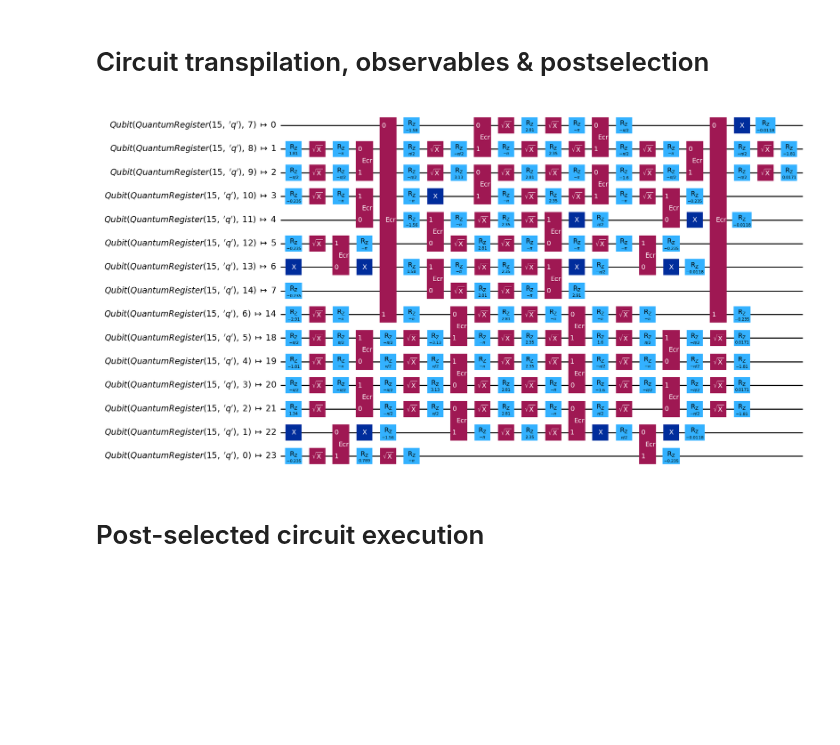
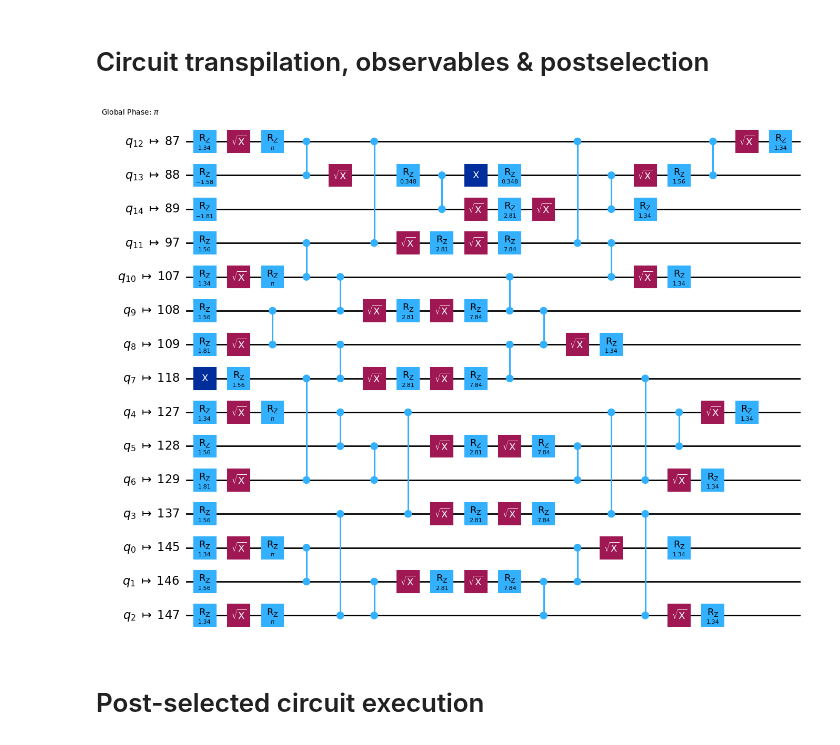
Before and after one commit to Fradm98/qs-qh, a Jupyter notebook: src/notebooks/Z2/z2_chain_hardware_postselection.ipynb, the cells around one changed output. Saved outputs shown, nothing was run; the diff lists cells and outputs as text; code cells hidden in the pictures; blank space fills up the shorter version.

Commit message:
New postselected results

```diff
--- a/src/notebooks/Z2/z2_chain_hardware_postselection.ipynb
+++ b/src/notebooks/Z2/z2_chain_hardware_postselection.ipynb
@@ -10,12 +7,12 @@ The autoreload extension is already loaded. To reload it, use:
 from utils.hexec import create_estimator_options
 from utils.hexec import ExecDB
 
-L_arr = [8]
-# L_arr = [8]
+L_arr = [8, 16, 24, 32, 40, 48, 50, 52]
+# L_arr = [16]
 J = 1
 h = 0.05
 lamb = 0.7
-g = 5
+g = None
 
 x_basis = False
 
@@ -28,6 +25,7 @@ steps = 35
 shots = [50000]
 
 execution_database = "z2_chain_jobs_postselection.json"
+jobs_result_folder = execution_database.split(".")[0] + "/"
 job_db = ExecDB(execution_database)
 
 circ_folder_path = "Circuits/"
@@ -39,13 +37,13 @@ from cobos.tokens import ibm_token, group_instance, group_instance2
 # from fradm.tokens import ibm_token, group_instance
 
 channel = "ibm_quantum"
-device = "ibm_kyiv"
+# device = "ibm_kyiv"
 # device = "ibm_brisbane"
-# device = "ibm_fez"
+device = "ibm_fez"
 # device = "ibm_sherbrooke"
 # device = "ibm_torino"
 
-eplg_absolute =  3.93e-3
+eplg_absolute = 4.80e-3
 
 service = QiskitRuntimeService(channel=channel, token=ibm_token, instance=group_instance2)
 backend = service.backend(device)
@@ -67,36 +65,37 @@ postselection_operators_funcs = []
 
 sampler_options = [{
     "default_shots": nshots,
     "execution": {
         "init_qubits": True,
         "meas_type": "classified"
     },
     "dynamical_decoupling": {
         "enable": True,
         "sequence_type": "XY4"
     },
     "twirling": {
         "enable_gates": True,
         "enable_measure": True,
         "num_randomizations": "auto",
         "shots_per_randomization": "auto"
     }
 } for nshots in shots]
 
 extra_options = [{"backend": device, "L": L, "J": J, "h": h, "λ":lamb, "g": g, "particle_pair_position": pp_pos, "particle_pair_length": particle_pair_length, "final_time": final_time, "eplg": eplg_absolute} for L, pp_pos in zip(L_arr, particle_pair_left_positions)]
 
 for L, pp_ps in zip(L_arr, particle_pair_left_positions):
     circuits_filepath = os.path.join(circ_folder_path, f"z2chain_quench_circs_{device}_maxt_{final_time}_steps_{steps}_L_{L}_J_{J:.04f}_h_{h:.04f}_lamb_{lamb:.04f}_g_{g}_pp_{pp_ps}_pl_{particle_pair_length}_xbasis_{x_basis}.qpy")
     qubits_inds = get_backend_best_qubit_chain(backend, 2*L-1)
     circs_func_args = (L, J, h, lamb, pp_ps, particle_pair_length, final_time, steps, backend, optimization_level, eplg_absolute, g, qubits_inds, x_basis)
-    physical_circuits = generate_and_save_circs(circuits_filepath, erradj_particle_pair_quench_simulation_circuits, *circs_func_args)
+    # physical_circuits = generate_and_save_circs(circuits_filepath, erradj_particle_pair_quench_simulation_circuits, *circs_func_args)
+    physical_circuits = erradj_particle_pair_quench_simulation_circuits(L, J, h, lamb, pp_ps, particle_pair_length, final_time, steps, backend, optimization_level, eplg_absolute, g, qubits_inds, x_basis=x_basis)
     observable_generating_funcs.append([partial(local_pauli_z if not x_basis else local_pauli_x, qubit_ind=i) for i in range(2*L-1)])
     postselection_operators_funcs.append(lambda nqubits: postselection_operators((nqubits + 1)//2, x_basis))
     circuits.append(physical_circuits)
 
-circuits[0][1].draw(output="mpl", idle_wires=False)
+circuits[0][1].draw(output="mpl", idle_wires=False, filename="transpiled_circ_erradj.png")
 # %% [output]
-[figure, old version]
+[figure, new version]
 # %% [markdown]
 # Post-selected circuit execution
 # %% [markdown]
```
Also changed, not shown: parts of 6 cells of this notebook, 18 other files.
